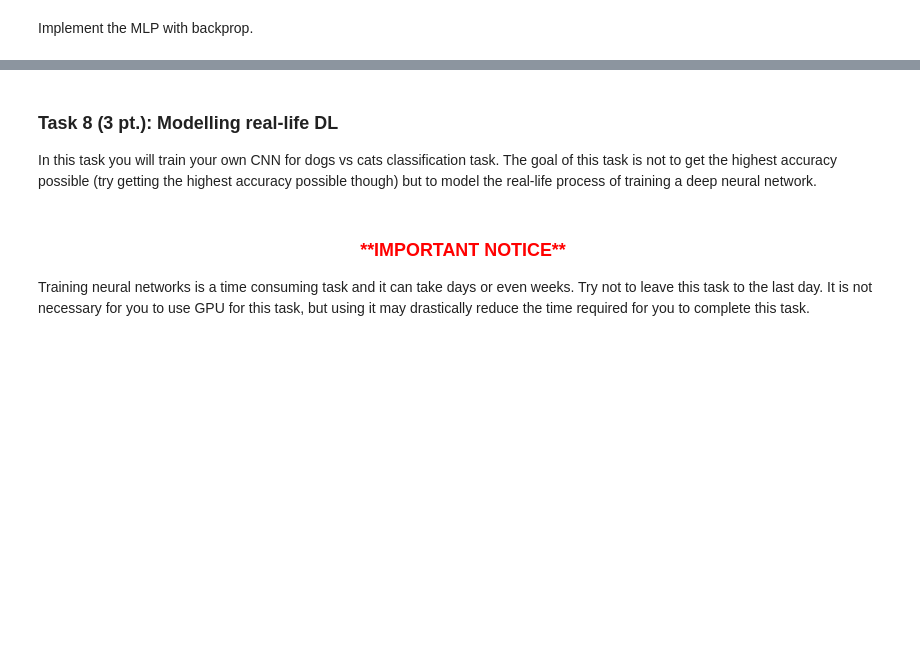
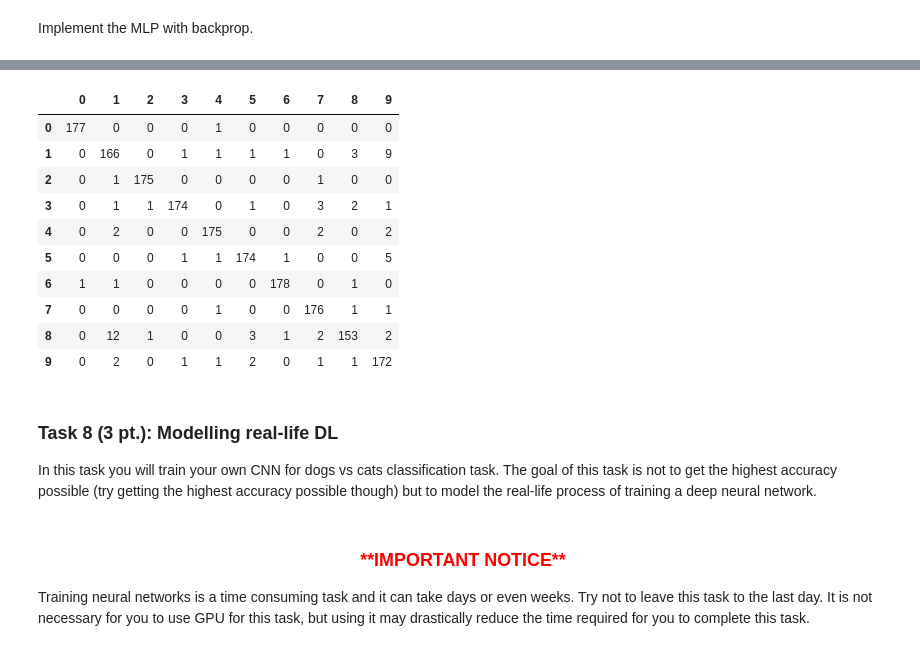
Before and after one commit to SemyonAbramov/MachineLearning_SK, a Jupyter notebook: HW2/ML2019HW02-part2.ipynb, the cells around one changed output, grey strips where cells are left out. Saved outputs shown, nothing was run; the diff lists cells and outputs as text; code cells hidden in the pictures; blank space fills up the shorter version.

```diff
--- a/HW2/ML2019HW02-part2.ipynb
+++ b/HW2/ML2019HW02-part2.ipynb
@@ -587,3 +717,24 @@ class MLP:
+# %%
+def cross_entropy(predictions, target, eps=1e-10):
+    # Illuminate numerical instabilites with floating point
+    predictions = np.clip(predictions, eps, 1. - eps)
+
+    if (predictions.ndim != 1):
+        y = np.zeros(predictions.shape)
+        y[np.arange(len(target)), target] = 1
+        entropy = -np.sum(y * np.log(predictions), axis=1)
+    else:
+        y = np.zeros((1, 10))
+        y[np.arange(1), target] = 1
+        entropy = -np.sum(y * np.log(predictions))
+
+    return entropy
+
+def entropy_gradient(predictions, target):
+    y = np.zeros((1, 10))
+    y[np.arange(1), target] = 1
+    delta = (predictions - y)
+    return delta
 # %%
 np.random.seed(0)
 
@@ -627,6 +793,19 @@ plt.plot(test_curve)
 # %%
-_, predictions = np.max(mlp.forward(digits), -1)
+#_ , predictions = np.max(mlp.forward(digits), -1)
+predictions = mlp.forward(digits).argmax(axis=1)
 pd.DataFrame(confusion_matrix(targets, predictions))
+# %% [output]
+|  | 0 | 1 | 2 | 3 | 4 | 5 | 6 | 7 | 8 | 9 |
+| 0 | 177 | 0 | 0 | 0 | 1 | 0 | 0 | 0 | 0 | 0 |
+| 1 | 0 | 166 | 0 | 1 | 1 | 1 | 1 | 0 | 3 | 9 |
+| 2 | 0 | 1 | 175 | 0 | 0 | 0 | 0 | 1 | 0 | 0 |
+| 3 | 0 | 1 | 1 | 174 | 0 | 1 | 0 | 3 | 2 | 1 |
+| 4 | 0 | 2 | 0 | 0 | 175 | 0 | 0 | 2 | 0 | 2 |
+| 5 | 0 | 0 | 0 | 1 | 1 | 174 | 1 | 0 | 0 | 5 |
+| 6 | 1 | 1 | 0 | 0 | 0 | 0 | 178 | 0 | 1 | 0 |
+| 7 | 0 | 0 | 0 | 0 | 1 | 0 | 0 | 176 | 1 | 1 |
+| 8 | 0 | 12 | 1 | 0 | 0 | 3 | 1 | 2 | 153 | 2 |
+| 9 | 0 | 2 | 0 | 1 | 1 | 2 | 0 | 1 | 1 | 172 |
 # %% [markdown]
 ### Task 8 (3 pt.): Modelling real-life DL
 In this task you will train your own CNN for dogs vs cats classification task. The goal of this task is not to get the highest accuracy possible (try getting the highest accuracy possible though) but to model the real-life process of training a deep neural network.
```
Also changed, not shown: parts of 14 cells of this notebook.
